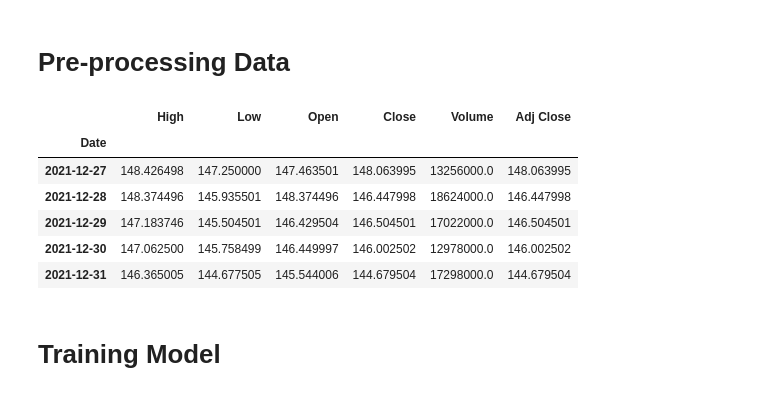
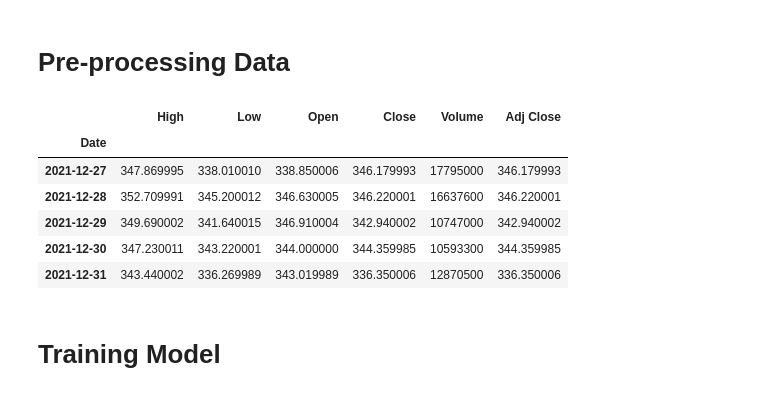
Before and after one commit to ahmedelraei/stock-prices-predict, a Jupyter notebook: Stock_Prices_Predict.ipynb, the cells around one changed output. Cells and saved outputs as stored; diff of their text form; code cells hidden in the pictures.

```diff
--- a/Stock_Prices_Predict.ipynb
+++ b/Stock_Prices_Predict.ipynb
@@ -15,24 +15,24 @@ from keras.layers import Dense, Dropout, LSTM
 # %% [markdown]
 # Pre-processing Data
 # %%
-ticker = "GOOG"
+ticker = "META"
 
 start = dt.datetime(2008,1,1)
 end = dt.datetime(2022,1,1)
 
 data = pandas_datareader.DataReader(ticker, "yahoo", start, end)
 scaler = MinMaxScaler(feature_range=(0, 1))
 scaled_data = scaler.fit_transform(data['Close'].values.reshape(-1, 1))
 
 data.tail()
 # %% [output]
 |  | High | Low | Open | Close | Volume | Adj Close |
 | Date |  |  |  |  |  |  |
-| 2021-12-27 | 148.426498 | 147.250000 | 147.463501 | 148.063995 | 13256000.0 | 148.063995 |
-| 2021-12-28 | 148.374496 | 145.935501 | 148.374496 | 146.447998 | 18624000.0 | 146.447998 |
-| 2021-12-29 | 147.183746 | 145.504501 | 146.429504 | 146.504501 | 17022000.0 | 146.504501 |
-| 2021-12-30 | 147.062500 | 145.758499 | 146.449997 | 146.002502 | 12978000.0 | 146.002502 |
-| 2021-12-31 | 146.365005 | 144.677505 | 145.544006 | 144.679504 | 17298000.0 | 144.679504 |
+| 2021-12-27 | 347.869995 | 338.010010 | 338.850006 | 346.179993 | 17795000 | 346.179993 |
+| 2021-12-28 | 352.709991 | 345.200012 | 346.630005 | 346.220001 | 16637600 | 346.220001 |
+| 2021-12-29 | 349.690002 | 341.640015 | 346.910004 | 342.940002 | 10747000 | 342.940002 |
+| 2021-12-30 | 347.230011 | 343.220001 | 344.000000 | 344.359985 | 10593300 | 344.359985 |
+| 2021-12-31 | 343.440002 | 336.269989 | 343.019989 | 336.350006 | 12870500 | 336.350006 |
 # %% [markdown]
 # Training Model
 # %%
```
Also changed, not shown: parts of 4 cells of this notebook.
